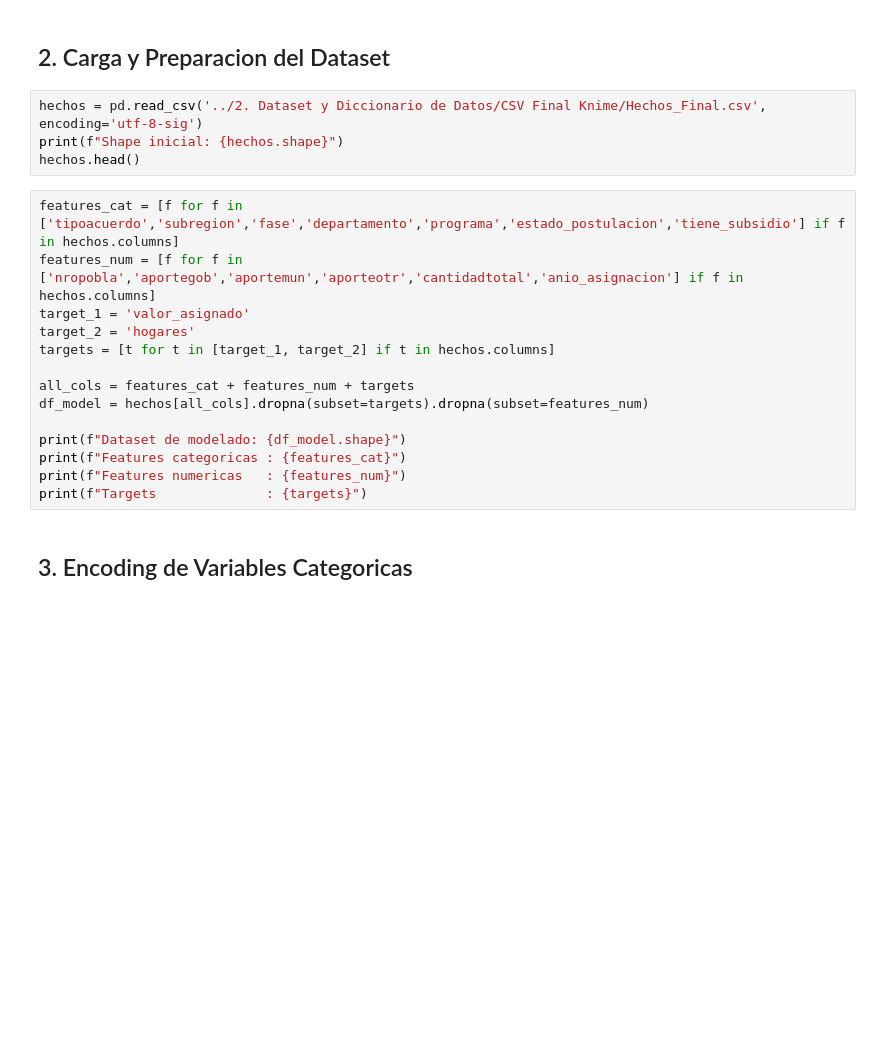
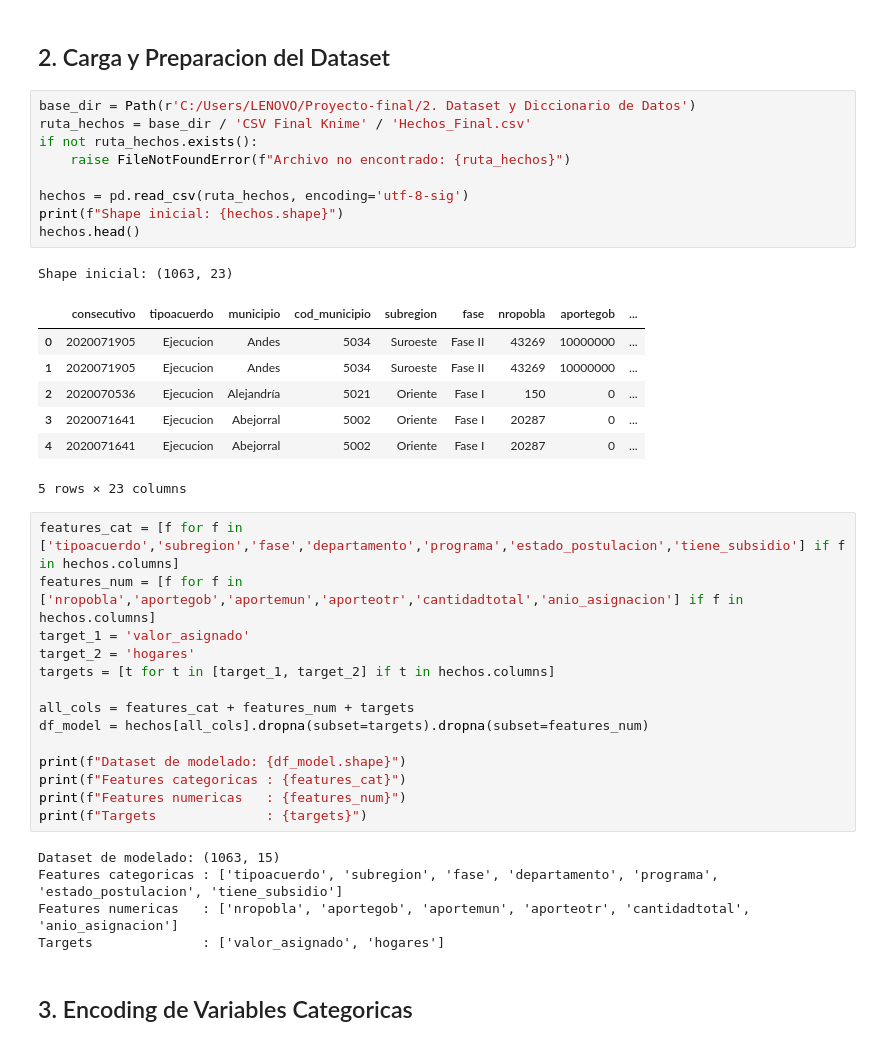
Before and after one commit to Ludwyng06/Proyecto-final, a Jupyter notebook: 7. Cuadernos Python/03_Modelado_Predictivo.ipynb, the cells around one changed output. Saved outputs shown, nothing was run; the diff lists cells and outputs as text; blank space fills up the shorter version.

Commit message:
Cuadernos Python ETL, EDA y Modelado Actualizado

```diff
--- a/7. Cuadernos Python/03_Modelado_Predictivo.ipynb
+++ b/7. Cuadernos Python/03_Modelado_Predictivo.ipynb
@@ -27,9 +30,23 @@ print("Librerias de ML cargadas correctamente")
 # %% [markdown]
 ## 2. Carga y Preparacion del Dataset
 # %%
-hechos = pd.read_csv('../2. Dataset y Diccionario de Datos/CSV Final Knime/Hechos_Final.csv', encoding='utf-8-sig')
+base_dir = Path(r'C:/Users/LENOVO/Proyecto-final/2. Dataset y Diccionario de Datos')
+ruta_hechos = base_dir / 'CSV Final Knime' / 'Hechos_Final.csv'
+if not ruta_hechos.exists():
+    raise FileNotFoundError(f"Archivo no encontrado: {ruta_hechos}")
+
+hechos = pd.read_csv(ruta_hechos, encoding='utf-8-sig')
 print(f"Shape inicial: {hechos.shape}")
 hechos.head()
+# %% [output]
+Shape inicial: (1063, 23)
+|  | consecutivo | tipoacuerdo | municipio | cod_municipio | subregion | fase | nropobla | aportegob | ... |
+| 0 | 2020071905 | Ejecucion | Andes | 5034 | Suroeste | Fase II | 43269 | 10000000 | ... |
+| 1 | 2020071905 | Ejecucion | Andes | 5034 | Suroeste | Fase II | 43269 | 10000000 | ... |
+| 2 | 2020070536 | Ejecucion | Alejandría | 5021 | Oriente | Fase I | 150 | 0 | ... |
+| 3 | 2020071641 | Ejecucion | Abejorral | 5002 | Oriente | Fase I | 20287 | 0 | ... |
+| 4 | 2020071641 | Ejecucion | Abejorral | 5002 | Oriente | Fase I | 20287 | 0 | ... |
+5 rows × 23 columns
 # %%
 features_cat = [f for f in ['tipoacuerdo','subregion','fase','departamento','programa','estado_postulacion','tiene_subsidio'] if f in hechos.columns]
 features_num = [f for f in ['nropobla','aportegob','aportemun','aporteotr','cantidadtotal','anio_asignacion'] if f in hechos.columns]
@@ -44,6 +61,11 @@ print(f"Dataset de modelado: {df_model.shape}")
 print(f"Features categoricas : {features_cat}")
 print(f"Features numericas   : {features_num}")
 print(f"Targets              : {targets}")
+# %% [output]
+Dataset de modelado: (1063, 15)
+Features categoricas : ['tipoacuerdo', 'subregion', 'fase', 'departamento', 'programa', 'estado_postulacion', 'tiene_subsidio']
+Features numericas   : ['nropobla', 'aportegob', 'aportemun', 'aporteotr', 'cantidadtotal', 'anio_asignacion']
+Targets              : ['valor_asignado', 'hogares']
 # %% [markdown]
 ## 3. Encoding de Variables Categoricas
 # %%
```
Also changed, not shown: parts of 10 cells of this notebook, 2 other files.
